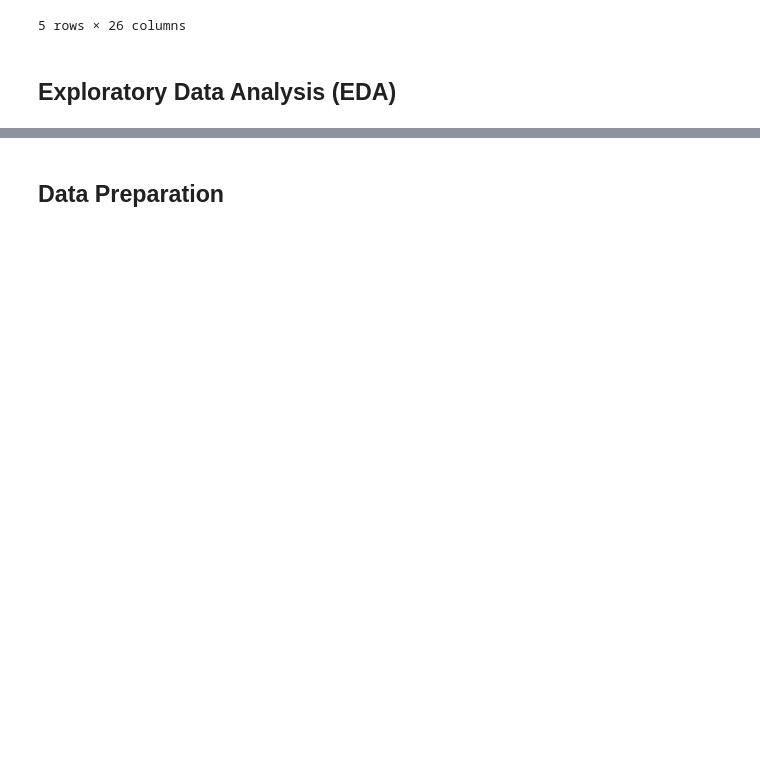
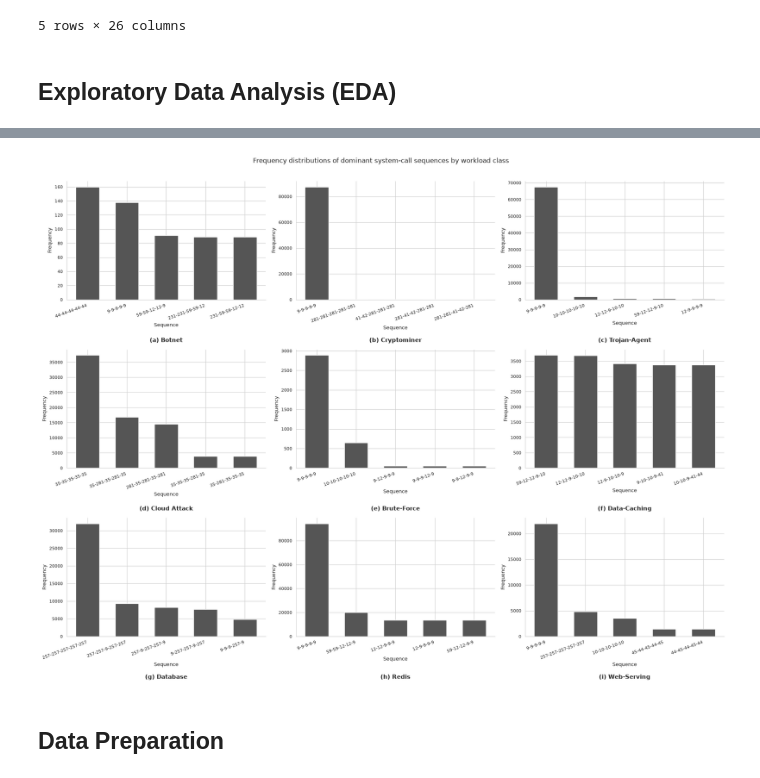
Before and after one commit to danielcristho/K-WATCH, a Jupyter notebook: training/train_model.ipynb, the cells around one changed output, grey strips where cells are left out. Cells and saved outputs as stored; diff of their text form; code cells hidden in the pictures; blank space fills up the shorter version.

```diff
--- a/training/train_model.ipynb
+++ b/training/train_model.ipynb
@@ -149,3 +149,66 @@ Network scenario: {0: 1353, 1: 19665, 2: 13758, 3: 18650, 4: 1285, 5: 35889, 6:
+# %%
+from collections import Counter
+import math
+
+def plot_top_ngrams_per_class(df, class_names, top_n=5, n_cols=3):
+    classes = sorted(df["scenario_label"].unique())
+    n_rows = math.ceil(len(classes) / n_cols)
+
+    fig, axes = plt.subplots(n_rows, n_cols, figsize=(6 * n_cols, 4.5 * n_rows))
+    axes = axes.flatten()
+
+    subplot_labels = list("abcdefghijklmnopqrstuvwxyz")
+
+    for i, cls in enumerate(classes):
+        ax = axes[i]
+        subset = df[df["scenario_label"] == cls]["ngram_doc"]
+
+        counter = Counter()
+        for doc in subset:
+            if isinstance(doc, str):
+                for ngram in doc.split():
+                    counter[ngram] += 1
+
+        top = counter.most_common(top_n)
+        if not top:
+            ax.set_visible(False)
+            continue
+
+        x_labels = [seq.replace("_", "-") for seq, _ in top]
+        values = [cnt for _, cnt in top]
+
+        ax.bar(range(len(x_labels)), values, color="#555555", edgecolor="white", width=0.6)
+        ax.set_xticks(range(len(x_labels)))
+        ax.set_xticklabels(x_labels, rotation=20, ha="right", fontsize=8)
+        ax.set_ylabel("Frequency", fontsize=9)
+        ax.set_xlabel("Sequence", fontsize=9)
+        ax.set_title("")
+        ax.tick_params(axis="y", labelsize=8)
+        ax.spines[["top", "right"]].set_visible(False)
+
+        class_label = class_names[cls] if cls < len(class_names) else str(cls)
+        ax.text(
+            0.5, -0.32,
+            f"({subplot_labels[i]}) {class_label}",
+            transform=ax.transAxes,
+            ha="center", va="top",
+            fontsize=11, fontweight="bold",
+        )
+
+    for j in range(i + 1, len(axes)):
+        axes[j].set_visible(False)
+
+    fig.suptitle(
+        "Frequency distributions of dominant system-call sequences by workload class",
+        fontsize=12, y=1.01,
+    )
+    plt.tight_layout()
+    plt.savefig("models/ngram_freq_per_class.png", dpi=150, bbox_inches="tight")
+    plt.show()
+
+plot_top_ngrams_per_class(syscall_df, SCENARIO_CLASS_NAMES, top_n=5, n_cols=3)
+# %% [output]
+[figure, added]
 # %% [markdown]
 ## Data Preparation
 # %%
```
Also changed, not shown: parts of 13 cells of this notebook, 2 other files.
